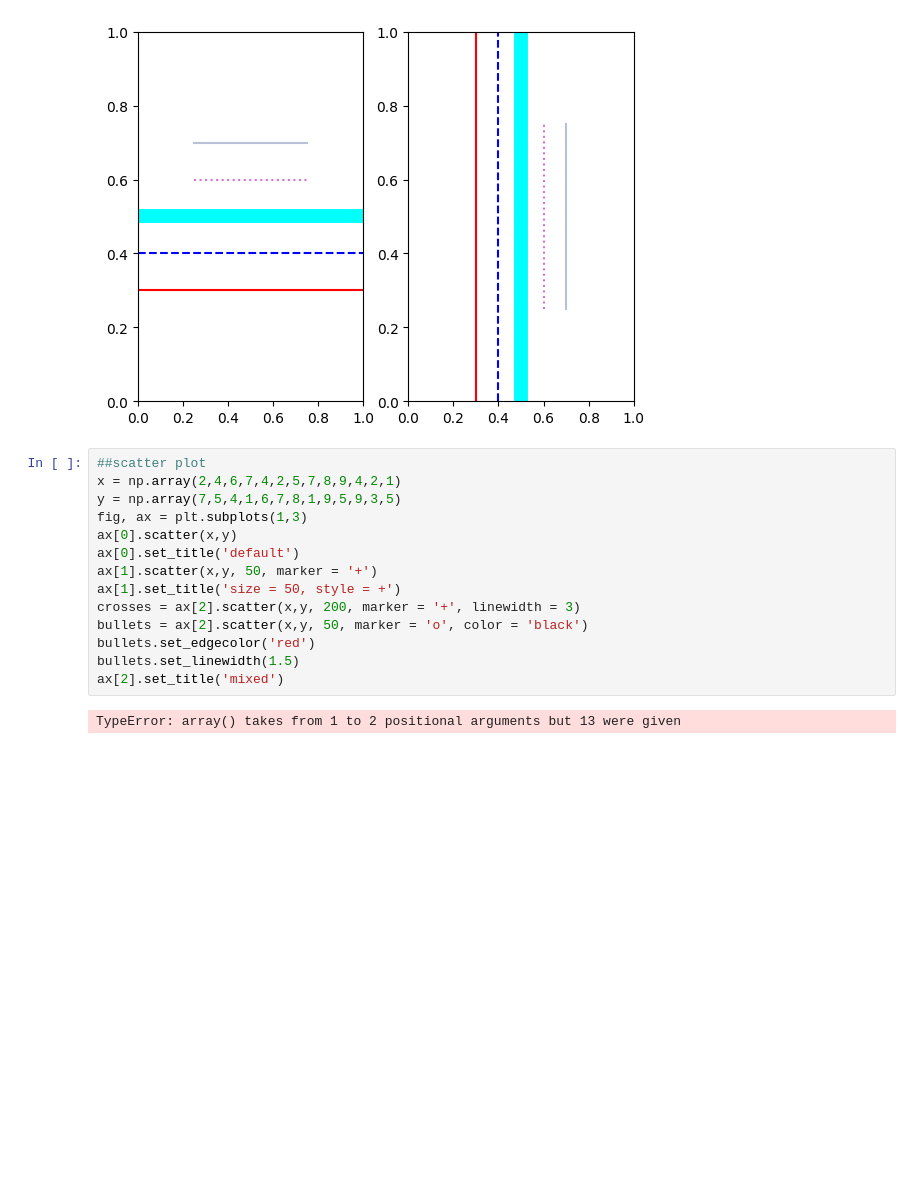
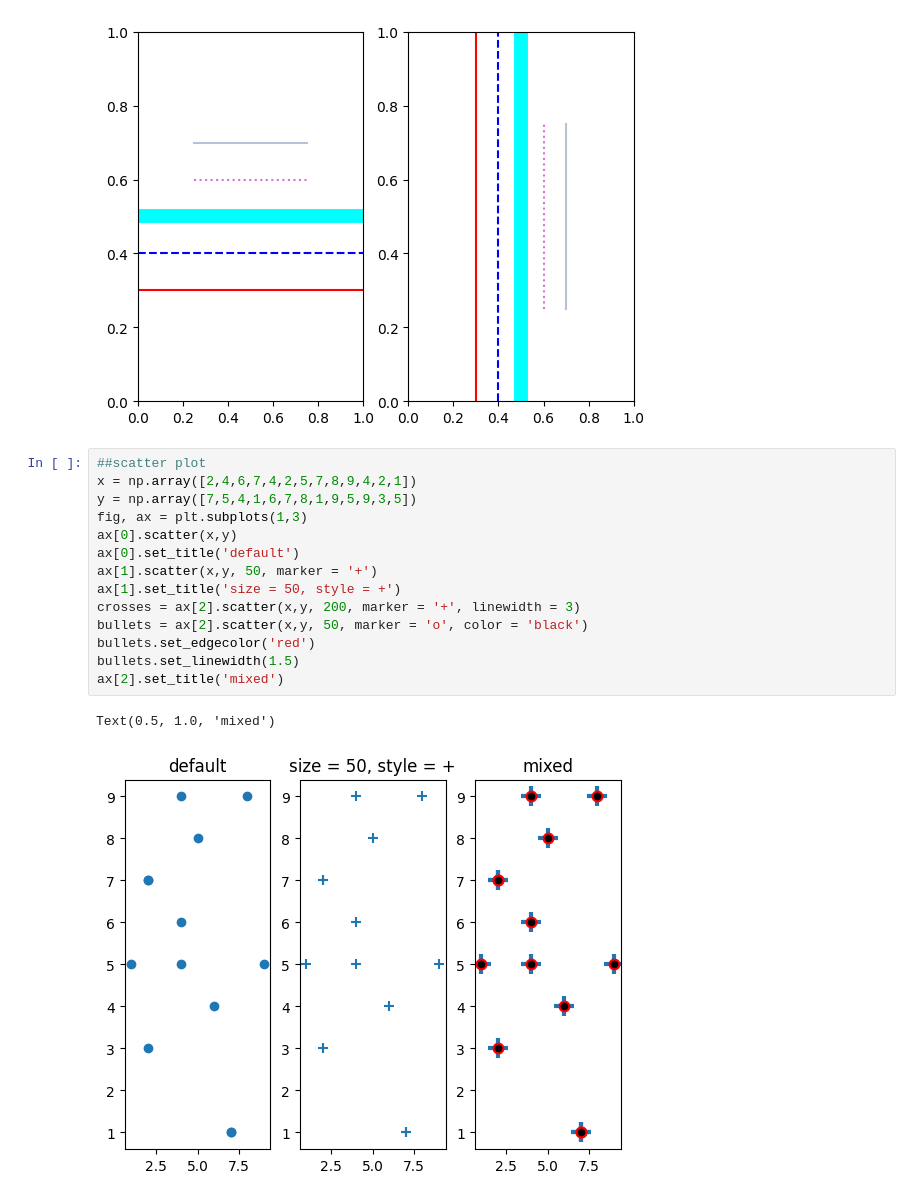
Before and after one commit to vickyogo/Developer-Academy, a Jupyter notebook: visual.ipynb, the cells around one changed output. Saved outputs shown, nothing was run; the diff lists cells and outputs as text; blank space fills up the shorter version.

```diff
--- a/visual.ipynb
+++ b/visual.ipynb
@@ -72,20 +72,21 @@ ax[1].axvline(0.7, ymin = 0.25, ymax = 0.75, color = (0.1, 0.2, 0.5, 0.3))
 [figure]
 # %%
 ##scatter plot
-x = np.array(2,4,6,7,4,2,5,7,8,9,4,2,1)
-y = np.array(7,5,4,1,6,7,8,1,9,5,9,3,5)
+x = np.array([2,4,6,7,4,2,5,7,8,9,4,2,1])
+y = np.array([7,5,4,1,6,7,8,1,9,5,9,3,5])
 fig, ax = plt.subplots(1,3)
 ax[0].scatter(x,y)
 ax[0].set_title('default')
 ax[1].scatter(x,y, 50, marker = '+')
 ax[1].set_title('size = 50, style = +')
 crosses = ax[2].scatter(x,y, 200, marker = '+', linewidth = 3)
 bullets = ax[2].scatter(x,y, 50, marker = 'o', color = 'black')
 bullets.set_edgecolor('red')
 bullets.set_linewidth(1.5)
 ax[2].set_title('mixed')
 # %% [output]
-TypeError: array() takes from 1 to 2 positional arguments but 13 were given
+Text(0.5, 1.0, 'mixed')
+[figure, added]
 # %%
 z = np.array([0,1,4,3,5,1,2,5,7,5,9,8,5])
 fig = plt.figure()
```
Also changed, not shown: parts of 9 cells of this notebook, 6 other files.
